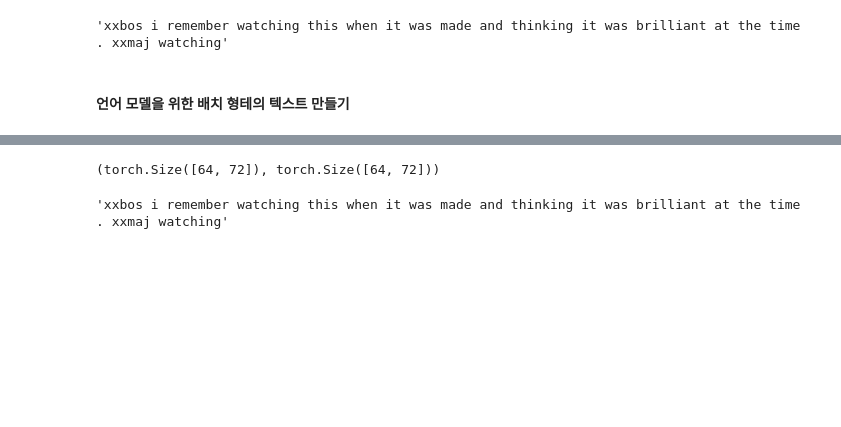
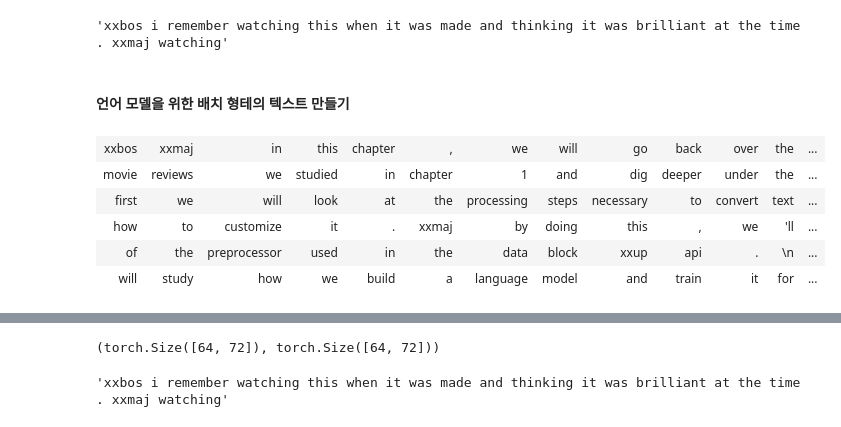
Before and after one commit to chw8207/fastai_pytorch, a Jupyter notebook: NLP.ipynb, the cells around one changed output, grey strips where cells are left out. Saved outputs shown, nothing was run; the diff lists cells and outputs as text; code cells hidden in the pictures; blank space fills up the shorter version.

```diff
--- a/NLP.ipynb
+++ b/NLP.ipynb
@@ -160,3 +163,22 @@ TensorText([   2,   19,  280,  189,   20,   64,   18,   24,  118,   12, 1072,
 'xxbos i remember watching this when it was made and thinking it was brilliant at the time . xxmaj watching'
 # %% [markdown]
 #### 언어 모델을 위한 배치 형테의 텍스트 만들기
+# %%
+# 책에 없는 내용
+# 길이가 15인 텍스트 배열 6개로 배치 하나를 구성함.
+stream = "In this chapter, we will go back over the example of classifying movie reviews we studied in chapter 1 \
+and dig deeper under the surface. First we will look at the processing steps necessary to convert text into numbers \
+and how to customize it. By doing this, we'll have another example of the PreProcessor used in the data block API.\nThen \
+we will study how we build a language model and train it for a while."
+tokens = tkn(stream)
+bs, seq_len = 6, 15
+d_tokens = np.array([tokens[i*seq_len:(i+1)*seq_len] for i in range(bs)])
+df = pd.DataFrame(d_tokens)
+display(HTML(df.to_html(index=False, header=None)))
+# %% [output]
+| xxbos | xxmaj | in | this | chapter | , | we | will | go | back | over | the | ... |
+| movie | reviews | we | studied | in | chapter | 1 | and | dig | deeper | under | the | ... |
+| first | we | will | look | at | the | processing | steps | necessary | to | convert | text | ... |
+| how | to | customize | it | . | xxmaj | by | doing | this | , | we | 'll | ... |
+| of | the | preprocessor | used | in | the | data | block | xxup | api | . | \n | ... |
+| will | study | how | we | build | a | language | model | and | train | it | for | ... |
```
Also changed, not shown: parts of 15 cells of this notebook.
